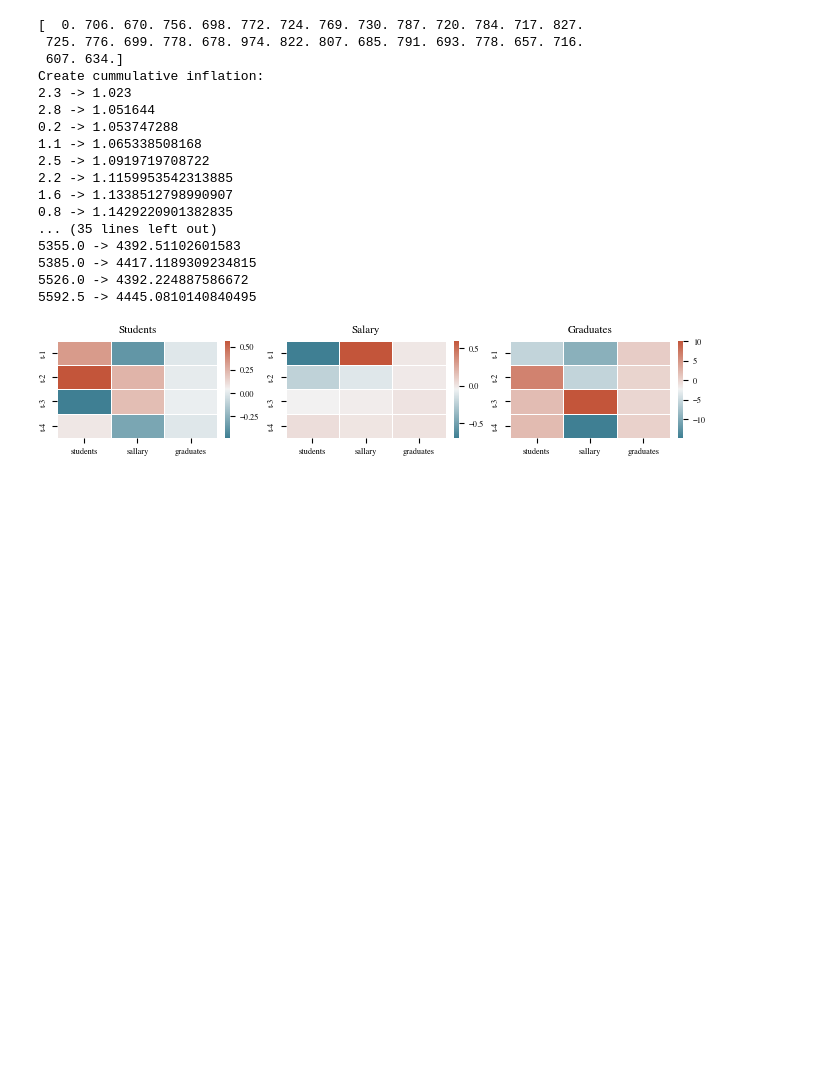
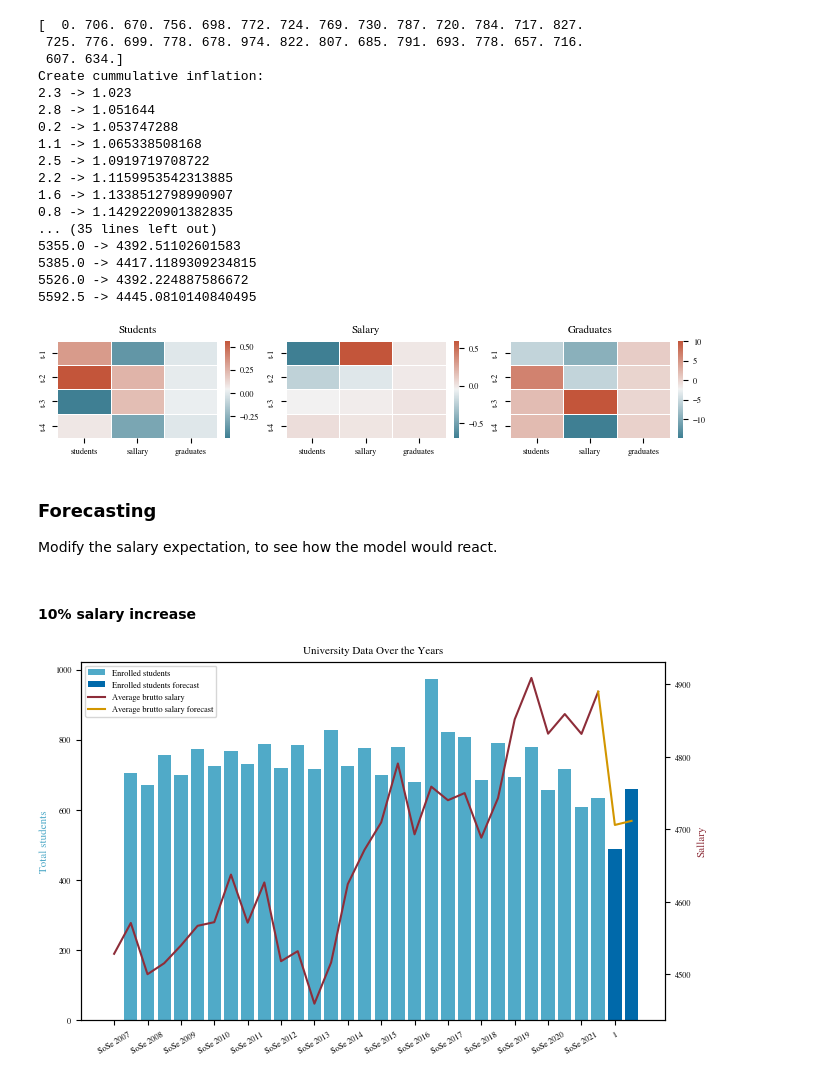
Before and after one commit to mxs01/AnalysingStudentDevelopment, a Jupyter notebook: exp/exp_07_comparison.ipynb, the cells around one changed output. Cells and saved outputs as stored; diff of their text form; code cells hidden in the pictures; blank space fills up the shorter version.

Commit message:
Add salary increase

```diff
--- a/exp/exp_07_comparison.ipynb
+++ b/exp/exp_07_comparison.ipynb
@@ -88,3 +89,15 @@ plt.savefig(FIG_DIR + '/params.pdf')
 plt.show()
 # %% [output]
 [figure]
+# %% [markdown]
+### Forecasting
+Modify the salary expectation, to see how the model would react.
+# %% [markdown]
+#### 10% salary increase
+# %%
+modifiedSalary = modifySalary(completeData, lambda x: x * 1.1)
+lagged_values = modifiedSalary[-PAST_STEPS:]  # Use the last available values as lagged values
+forecast = results.forecast(lagged_values, steps=PREDICTION_STPES)
+plot(completeData, forecast, YEARS[3:-4])
+# %% [output]
+[figure, added]
```
Also changed, not shown: parts of 2 cells of this notebook.
